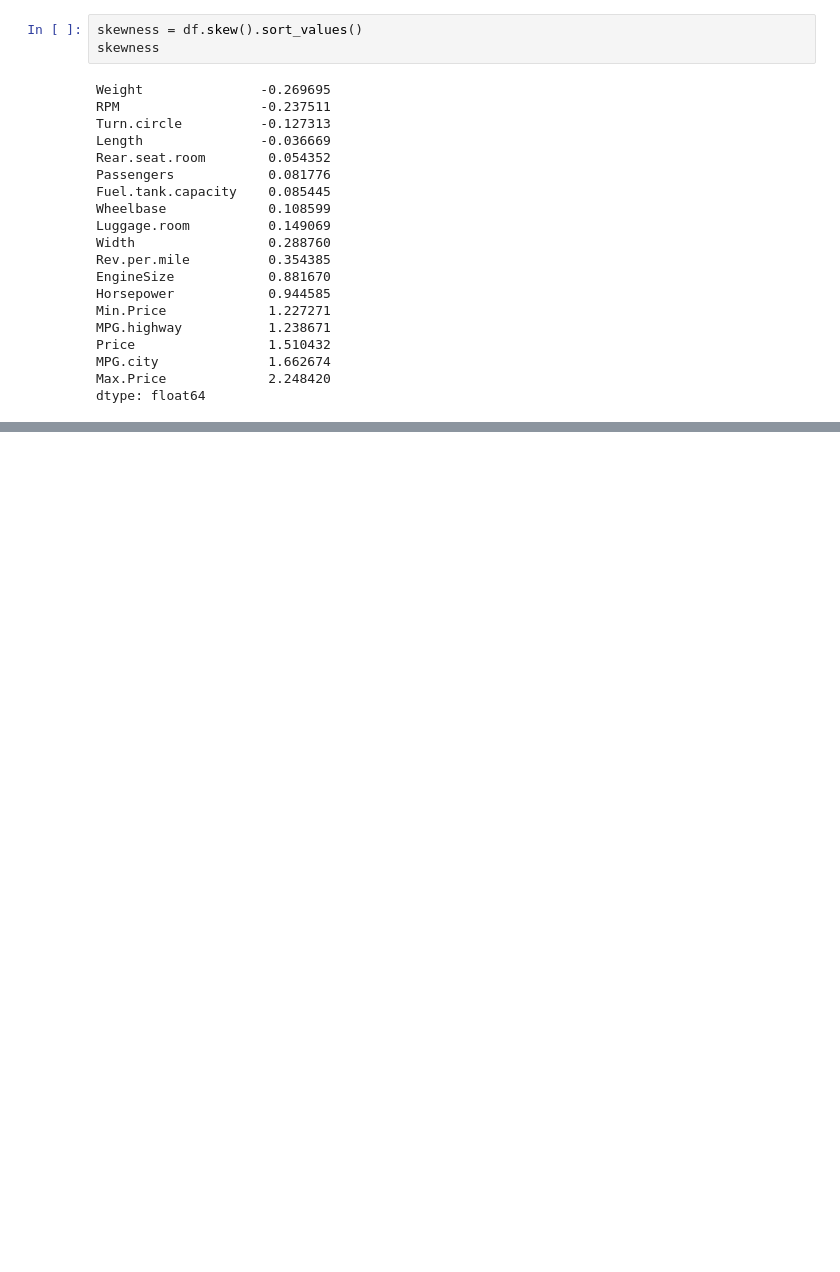
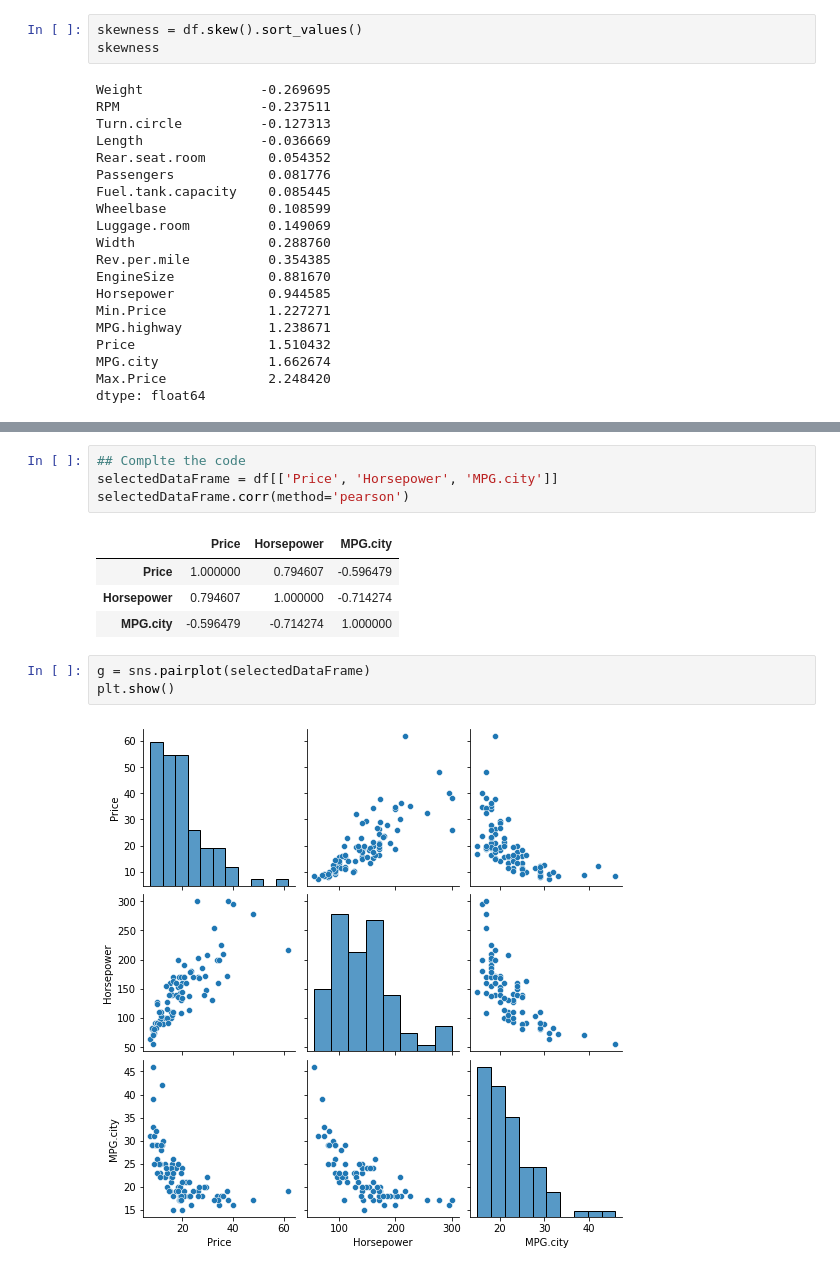
Before and after one commit to yunju-m/DAP, a Jupyter notebook: lecture3.ipynb, the cells around one changed output, grey strips where cells are left out. Drawn from its saved outputs; the diff is of its cells as text; blank space fills up the shorter version.

```diff
--- a/lecture3.ipynb
+++ b/lecture3.ipynb
@@ -77,0 +113,14 @@ dtype: float64
+# %%
+## Complte the code
+selectedDataFrame = df[['Price', 'Horsepower', 'MPG.city']]
+selectedDataFrame.corr(method='pearson')
+# %% [output]
+|  | Price | Horsepower | MPG.city |
+| Price | 1.000000 | 0.794607 | -0.596479 |
+| Horsepower | 0.794607 | 1.000000 | -0.714274 |
+| MPG.city | -0.596479 | -0.714274 | 1.000000 |
+# %%
+g = sns.pairplot(selectedDataFrame)
+plt.show()
+# %% [output]
+[figure, added]
```
Also changed, not shown: parts of 4 cells of this notebook.
